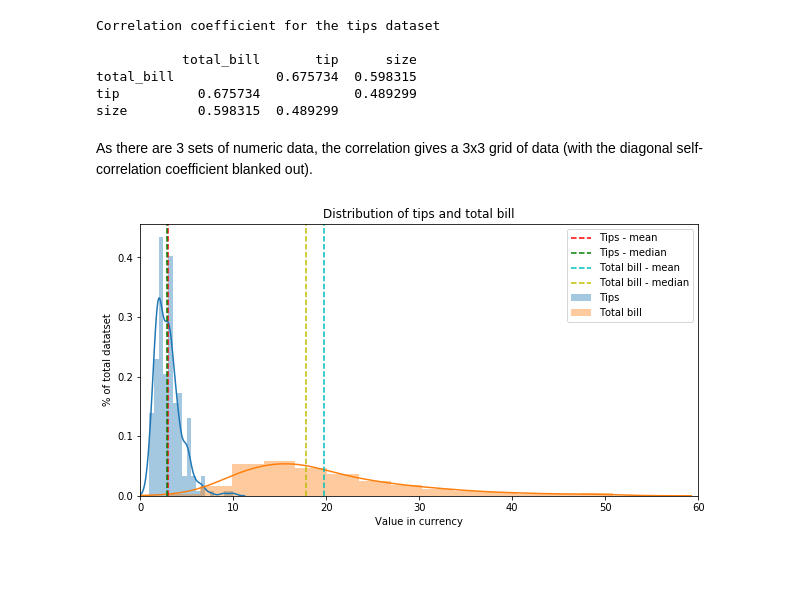
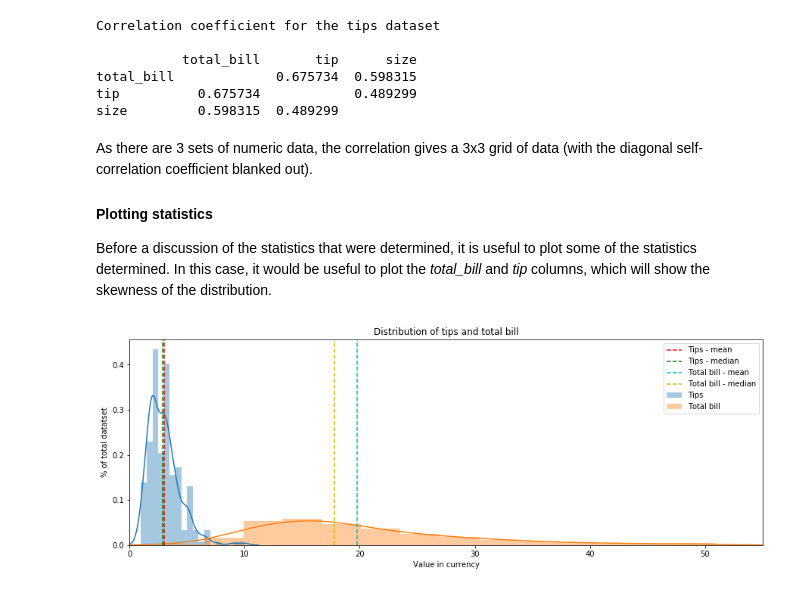
Before and after one commit to Clauric/FoDA-Assessment, a Jupyter notebook: Tips dataset review.ipynb, the cells around one changed output. Drawn from its saved outputs; the diff is of its cells as text; code cells hidden in the pictures; blank space fills up the shorter version.

```diff
--- a/Tips dataset review.ipynb
+++ b/Tips dataset review.ipynb
@@ -243,30 +245,46 @@ tip          0.675734            0.489299
 size         0.598315  0.489299
 # %% [markdown]
 As there are 3 sets of numeric data, the correlation gives a 3x3 grid of data (with the diagonal self-correlation coefficient blanked out).
+#### Plotting statistics
+Before a discussion of the statistics that were determined, it is useful to plot some of the statistics determined. In this case, it would be useful to plot the *total_bill* and *tip* columns, which will show the skewness of the distribution.
 # %%
+# Plot of distribution of tip and total bill data
+
+# For total bill, new values for mean and median values
 tb_mean = tips_ds["total_bill"].mean()
 tb_median = tips_ds["total_bill"].median()
+tb_mode = tips_ds["total_bill"].mode()
 
+# For tip, new values for mean and median values
 t_mean = tips_ds["tip"].mean()
 t_median = tips_ds["tip"].median()
+t_mode = tips_ds["tip"].mode()
 
+# Seaborn distplots showing both histograms and bell curves for tips and total bill
 sns.distplot(tips_ds["tip"], axlabel = False, label="Tips")
 sns.distplot(tips_ds["total_bill"], axlabel = False, label="Total bill")
 
+# Plotlines for tips of mean and median
 plt.axvline(t_mean, color = 'r', linestyle = "--", label = "Tips - mean")
 plt.axvline(t_median, color = 'g', linestyle = "--", label = "Tips - median")
 
+# Plotlines for total bill of mean and median
 plt.axvline(tb_mean, color = 'c', linestyle = "--", label = "Total bill - mean")
 plt.axvline(tb_median, color = 'y', linestyle = "--", label = "Total bill - median")
 
-plt.xlim([0,60])
+# Set limit of x-axis from to 55
+plt.xlim([0,55])
 
-plt.rcParams["figure.figsize"] = [10,15]
+# Set size of plot area
+plt.rcParams["figure.figsize"] = [15,5]
+
+# Set title, labels, and legend
 plt.title("Distribution of tips and total bill")
-
 plt.xlabel("Value in currency")
 plt.ylabel("% of total datatset")
 plt.legend()
+
+# Show plot
 plt.show()
 # %% [output]
-[figure, old version]
+[figure, new version]
```
Also changed, not shown: parts of 10 cells of this notebook, 1 other file.
